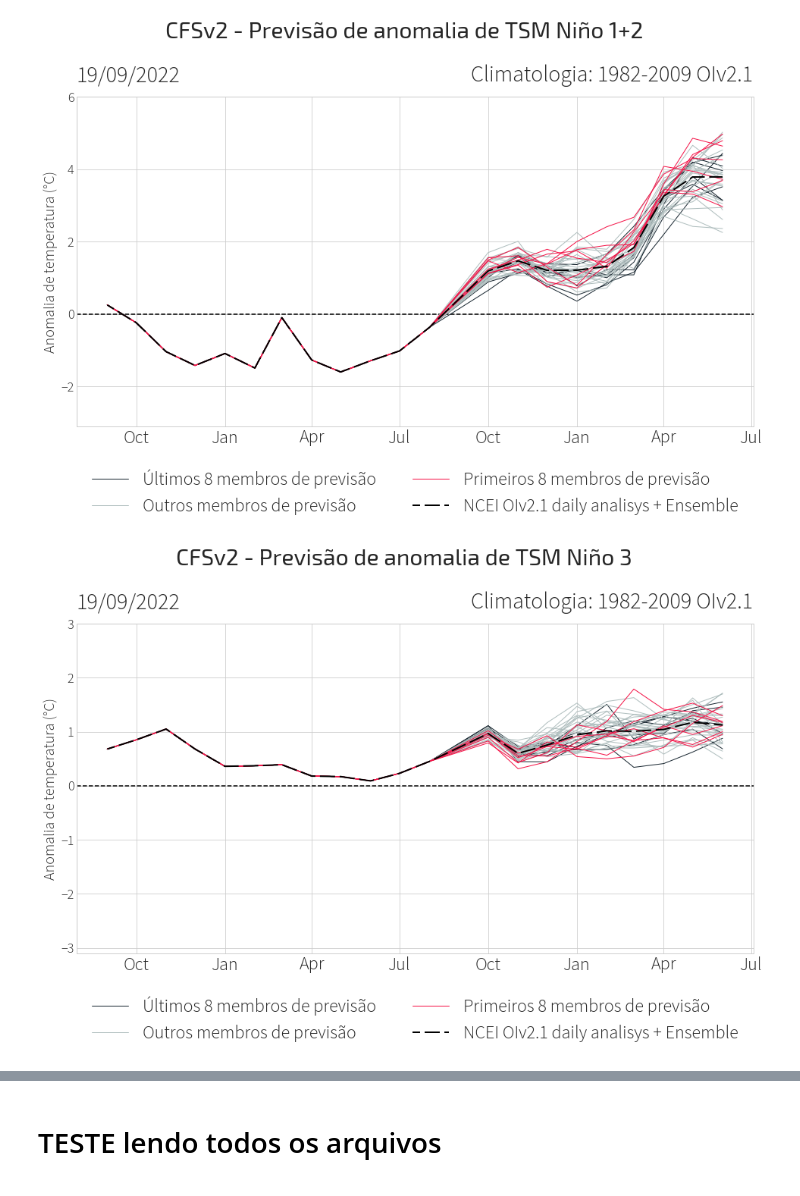
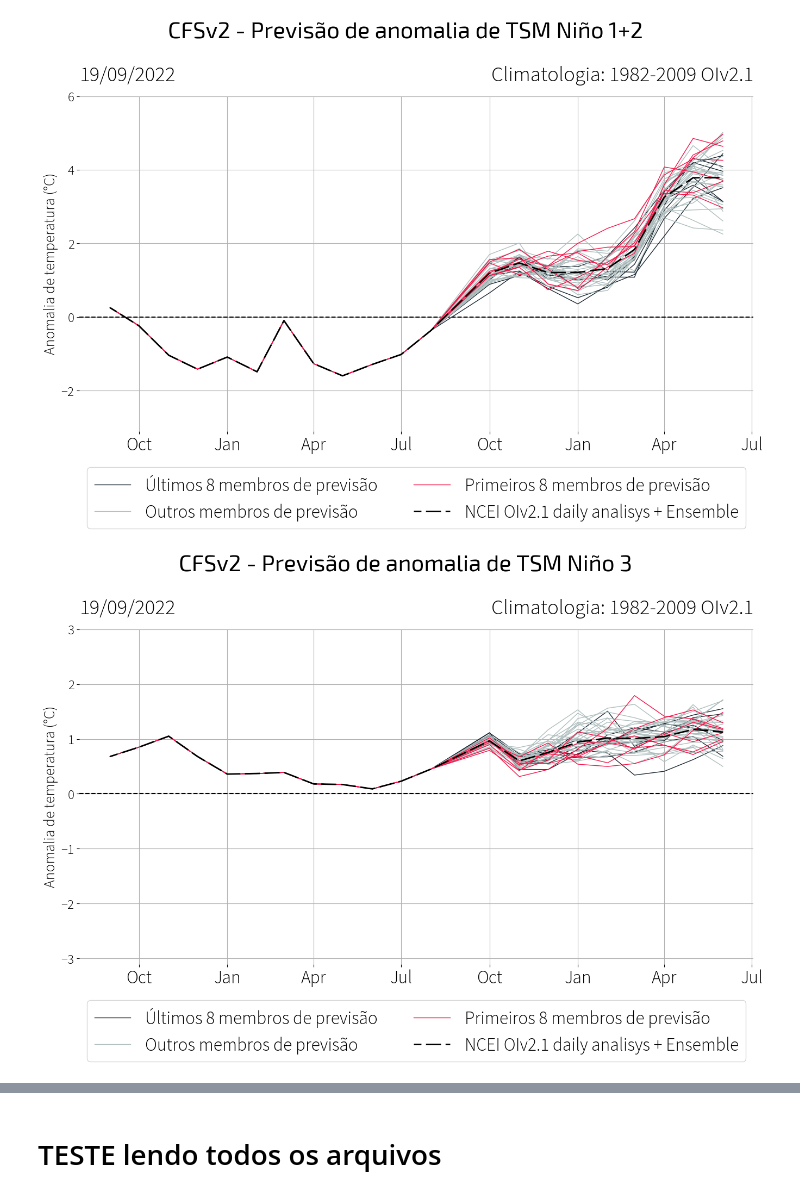
Before and after one commit to Ramonmurilo/cfs_plot_nino, a Jupyter notebook: teste_plot.ipynb, the cells around one changed output, grey strips where cells are left out. Saved outputs shown, nothing was run; the diff lists cells and outputs as text; code cells hidden in the pictures.

Commit message:
SHORT: Alterações de visualização de plot.

```diff
--- a/teste_plot.ipynb
+++ b/teste_plot.ipynb
@@ -139,7 +122,8 @@ periodo = pendulum.period(inicio, fim)
 ## INICIO DO PLOT ##
 ####################
 # Change the style of plot
-plt.style.use('seaborn-v0_8-whitegrid')
+#plt.style.use('seaborn-v0_8-whitegrid')
+plt.style.use('default')
 fonte_titulo = Path('fonts', "Exo2-VariableFont_wght.ttf")
 fonte_outros = Path('fonts', "SourceSansPro-Light.ttf")
 myfont1 = mpl.font_manager.FontProperties(fname=fonte_outros, size=24)
@@ -151,15 +135,15 @@ for indice in regioes:
     outro_dict = {}
     for i in range(0,40):
         nome_indice_anom = f'{indice.nome} anom'
-        dict_nino_to_plot[i] = seleciona_historico(nome_indice=nome_indice_anom)#pd.DataFrame(columns=['time', 'anom']) #nino34
+        dict_nino_to_plot[i] = seleciona_historico(nome_indice=nome_indice_anom) #pd.DataFrame(columns=['time', 'anom']) #nino34
         outro_dict[i] = []
 
     fig, ax = plt.subplots(figsize=(16,8))
     ax.xaxis.set_major_formatter(myFmt)
 
     plt.suptitle(f'CFSv2 - Previsão de anomalia de {indice.nome}', font=fonte_titulo, fontsize=30, y=1.05)
-    plt.title(f'19/09/2022', loc='left', font=fonte_outros, fontsize=30, pad=20)
-    plt.title(f'Climatologia: {clima_texto}', loc='right', font=fonte_outros, fontsize=30, pad=20)
+    plt.title(f'19/09/2022', loc='left', font=fonte_outros, fontsize=28, pad=20)
+    plt.title(f'Climatologia: {clima_texto}', loc='right', font=fonte_outros, fontsize=28, pad=20)
     plt.xticks(font=fonte_outros, fontsize=24)
     plt.yticks(font=fonte_outros, fontsize=18)
     #plt.ylim(-3.1,3)
@@ -193,7 +177,7 @@ for indice in regioes:
             cor = "#182630" #'b'
             label = 'Últimos 8 membros de previsão'
         elif contador in range(32,40):
-            cor= "#F51347"#'r'
+            cor= "#F51347" #'r'
             label = 'Primeiros 8 membros de previsão'
         else:
             cor='#AFBEBE'
@@ -221,6 +205,10 @@ for indice in regioes:
     limite_superior = 3 if round(int(anomalia_nino34.max())) < 3 else round(int(anomalia_nino34.max()) + 1)
 
     plt.ylim(limite_inferior, limite_superior)
+    plt.grid()
+    for key, spine in ax.spines.items():
+        spine.set_visible(False)
+
     plt.legend(by_label.values(), by_label.keys(), prop=myfont1, loc='center', ncols=2, bbox_to_anchor=(0.5, -0.2))
     fig.savefig(f'{indice.nome}.png', facecolor="white", bbox_inches="tight", dpi=300)
 
@@ -248,2 +219,2 @@ fim: 13:41:08
-[figure, old version]
+[figure, new version]
-[figure, old version]
+[figure, new version]
```
Also changed, not shown: parts of 9 cells of this notebook, 1 other file.
